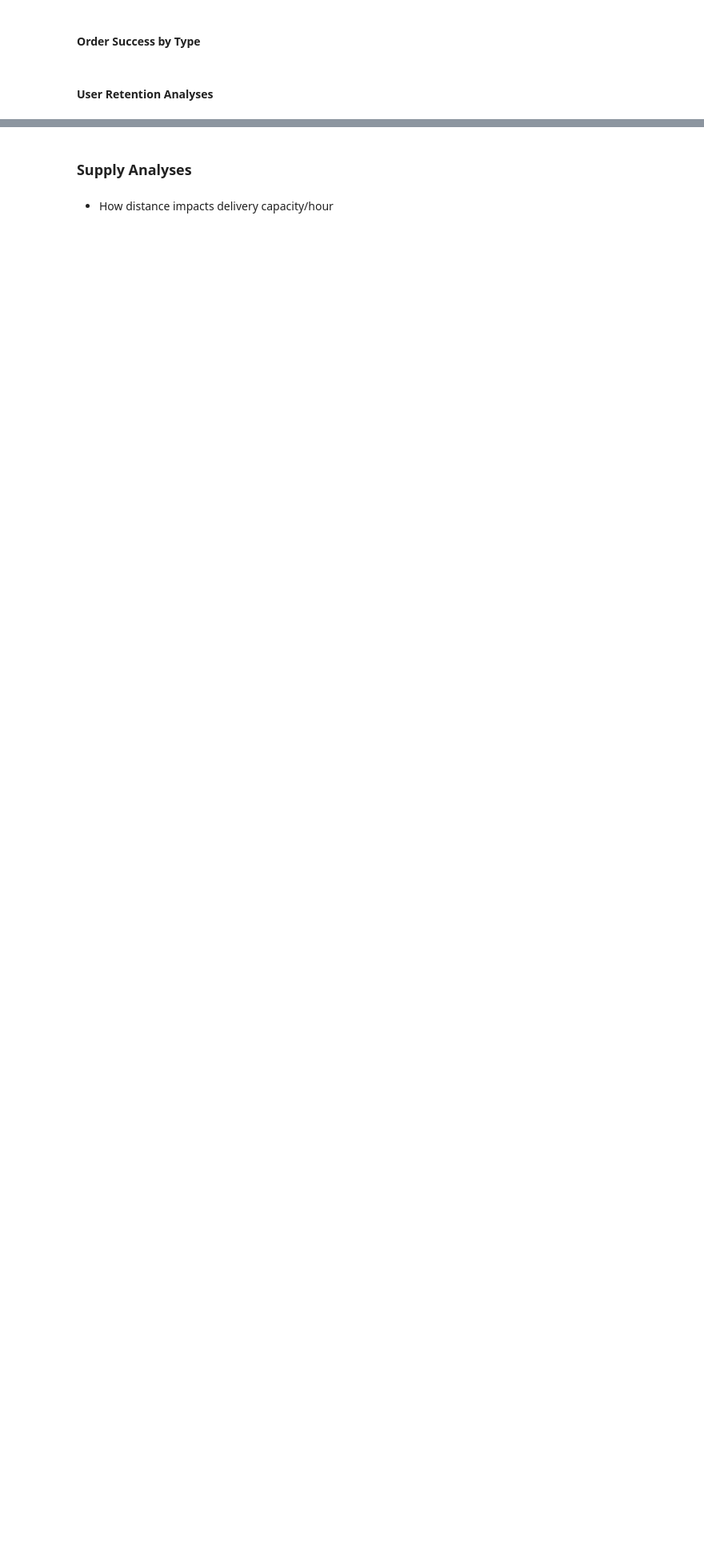
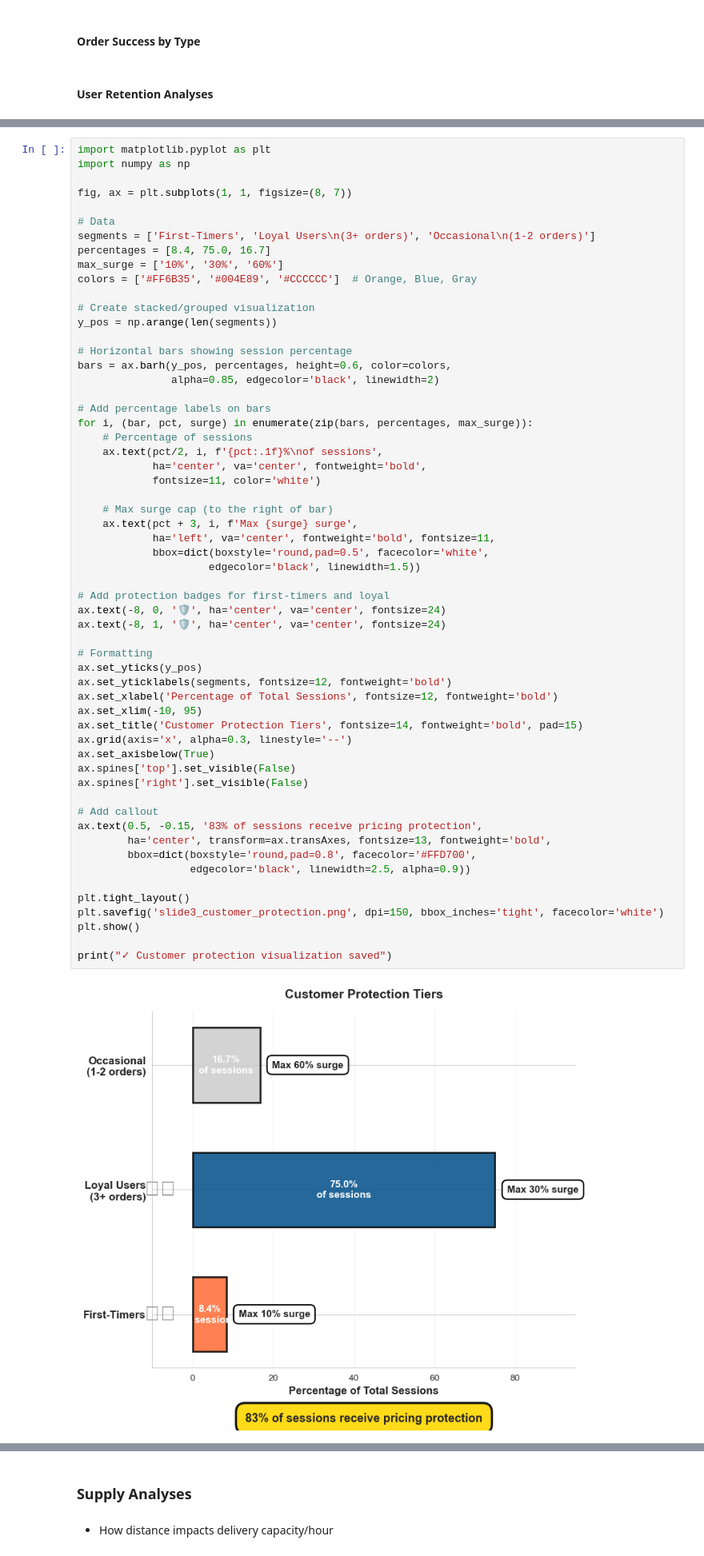
Before and after one commit to brianrichmond/deliveries-dynamic-pricing-model, a Jupyter notebook: notebooks/analysis_2.ipynb, the cells around one changed output, grey strips where cells are left out. Shown at 80% size. Cells and saved outputs as stored; diff of their text form; blank space fills up the shorter version.

```diff
--- a/notebooks/analysis_2.ipynb
+++ b/notebooks/analysis_2.ipynb
@@ -970,0 +1401,60 @@ Low-value users (≤2 orders): 763 (15.3%)
+# %%
+import matplotlib.pyplot as plt
+import numpy as np
+
+fig, ax = plt.subplots(1, 1, figsize=(8, 7))
+
+# Data
+segments = ['First-Timers', 'Loyal Users\n(3+ orders)', 'Occasional\n(1-2 orders)']
+percentages = [8.4, 75.0, 16.7]
+max_surge = ['10%', '30%', '60%']
+colors = ['#FF6B35', '#004E89', '#CCCCCC']  # Orange, Blue, Gray
+
+# Create stacked/grouped visualization
+y_pos = np.arange(len(segments))
+
+# Horizontal bars showing session percentage
+bars = ax.barh(y_pos, percentages, height=0.6, color=colors,
+               alpha=0.85, edgecolor='black', linewidth=2)
+
+# Add percentage labels on bars
+for i, (bar, pct, surge) in enumerate(zip(bars, percentages, max_surge)):
+    # Percentage of sessions
+    ax.text(pct/2, i, f'{pct:.1f}%\nof sessions',
+            ha='center', va='center', fontweight='bold',
+            fontsize=11, color='white')
+
+    # Max surge cap (to the right of bar)
+    ax.text(pct + 3, i, f'Max {surge} surge',
+            ha='left', va='center', fontweight='bold', fontsize=11,
+            bbox=dict(boxstyle='round,pad=0.5', facecolor='white',
+                     edgecolor='black', linewidth=1.5))
+
+# Add protection badges for first-timers and loyal
+ax.text(-8, 0, '🛡️', ha='center', va='center', fontsize=24)
+ax.text(-8, 1, '🛡️', ha='center', va='center', fontsize=24)
+
+# Formatting
+ax.set_yticks(y_pos)
+ax.set_yticklabels(segments, fontsize=12, fontweight='bold')
+ax.set_xlabel('Percentage of Total Sessions', fontsize=12, fontweight='bold')
+ax.set_xlim(-10, 95)
+ax.set_title('Customer Protection Tiers', fontsize=14, fontweight='bold', pad=15)
+ax.grid(axis='x', alpha=0.3, linestyle='--')
+ax.set_axisbelow(True)
+ax.spines['top'].set_visible(False)
+ax.spines['right'].set_visible(False)
+
+# Add callout
+ax.text(0.5, -0.15, '83% of sessions receive pricing protection',
+        ha='center', transform=ax.transAxes, fontsize=13, fontweight='bold',
+        bbox=dict(boxstyle='round,pad=0.8', facecolor='#FFD700',
+                  edgecolor='black', linewidth=2.5, alpha=0.9))
+
+plt.tight_layout()
+plt.savefig('slide3_customer_protection.png', dpi=150, bbox_inches='tight', facecolor='white')
+plt.show()
+
+print("✓ Customer protection visualization saved")
+# %% [output]
+[figure, added]
```
Also changed, not shown: parts of 33 cells of this notebook, 25 other files.
